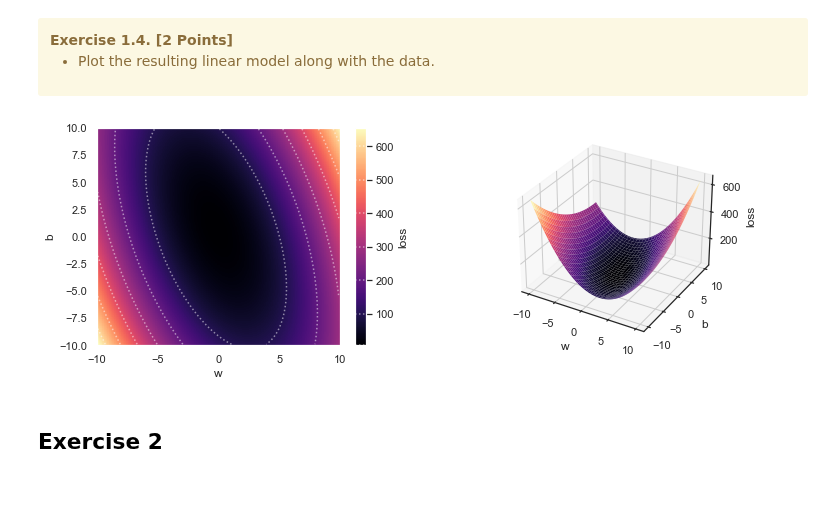
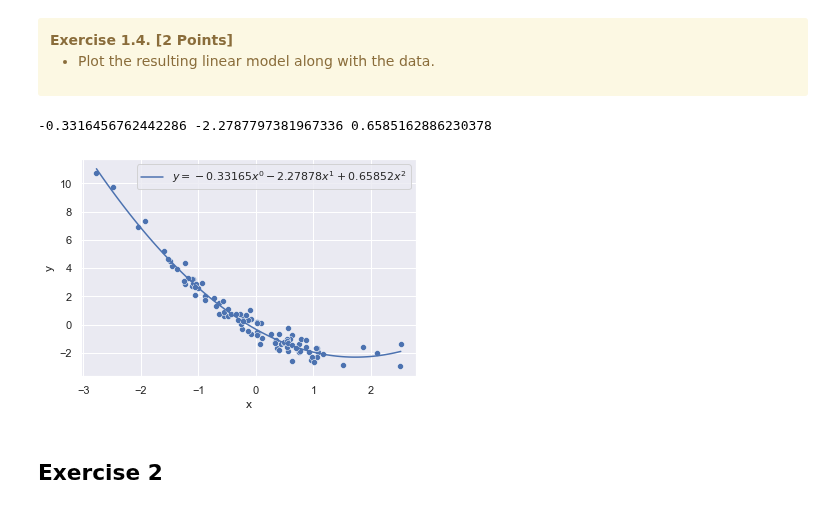
Before and after one commit to qtakmalay/JupyterProjects, a Jupyter notebook: U5/U5_Assignment.ipynb, the cells around one changed output. Saved outputs shown, nothing was run; the diff lists cells and outputs as text; code cells hidden in the pictures.

```diff
--- a/U5/U5_Assignment.ipynb
+++ b/U5/U5_Assignment.ipynb
@@ -83,8 +83,8 @@ sns.scatterplot(data=dataset, x="x", y="y");
     </ul>
 </div>
 # %%
-def model(x, b, w):
-    return b + x*(w + w * x)
+def model(x, b, w1, w2):
+    return b + x*(w1 + w2 * x)
 # %% [markdown]
 <div class="alert alert-warning">
     <b>Exercise 1.3. [4 Points]</b>
@@ -94,8 +94,8 @@ def model(x, b, w):
     </ul>
 </div>
 # %%
-def loss(dataset, b, w):
-    predictions = model(dataset.x.values, b, w)
+def loss(dataset, b, w1, w2):
+    predictions = model(dataset.x.values, b, w1, w2)
     targets = dataset.y.values
     return np.mean((targets - predictions) ** 2, axis=-1)
 # %% [markdown]
@@ -105,12 +105,14 @@ def loss(dataset, b, w):
         <li>Plot the resulting linear model along with the data.</li>
     </ul>
 </div>
-# %%
-b_values = np.linspace(-10, 10, 101)
-w_values = np.linspace(-10, 10, 101)
-landscape = u5.plot_loss_landscape(loss, dataset, b=b_values, w=w_values)
-# %% [output]
-[figure, removed]
+# %%
+b, w1, w2 = np.polyfit(x=dataset.x, y=dataset.y, deg=2)[::-1]  # [::-1] is only done for consistency, since np.polyfit returns the coefficients starting with the highest power first
+print(b, w1, w2)
+loss(dataset, b, w1, w2)
+u5.plot_model(dataset, (b, w1, w2))
+# %% [output]
+-0.3316456762442286 -2.2787797381967336 0.6585162886230378
+[figure, added]
 # %% [markdown]
 <h2>Exercise 2</h2>
 # %% [markdown]
```
Also changed, not shown: parts of 17 cells of this notebook, 1 other file.
